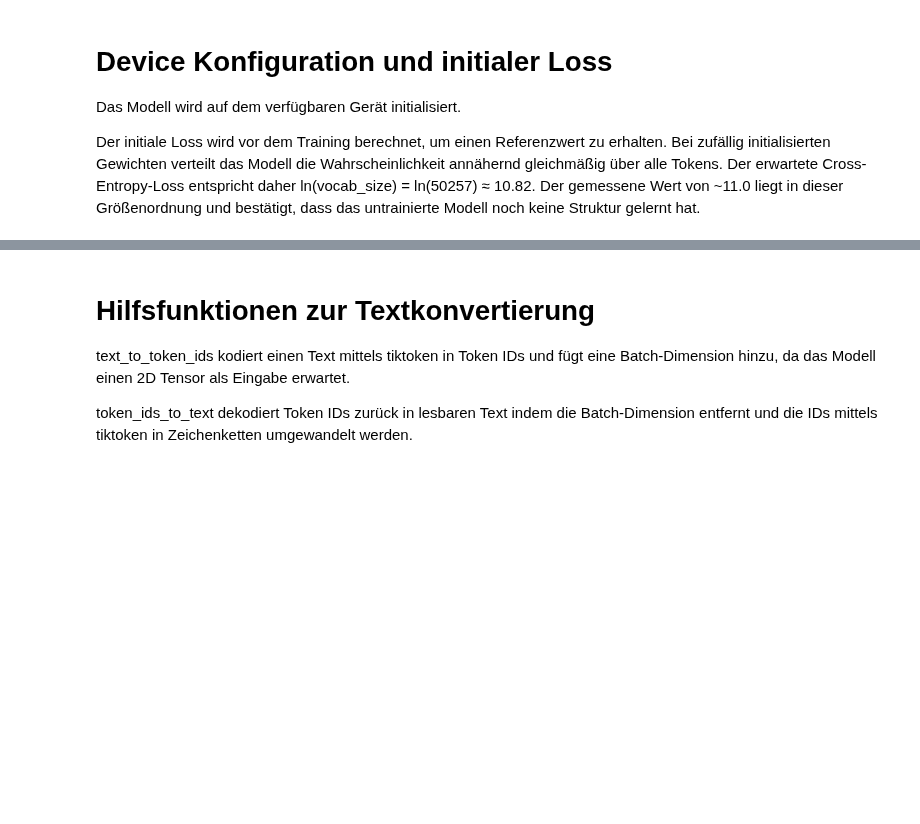
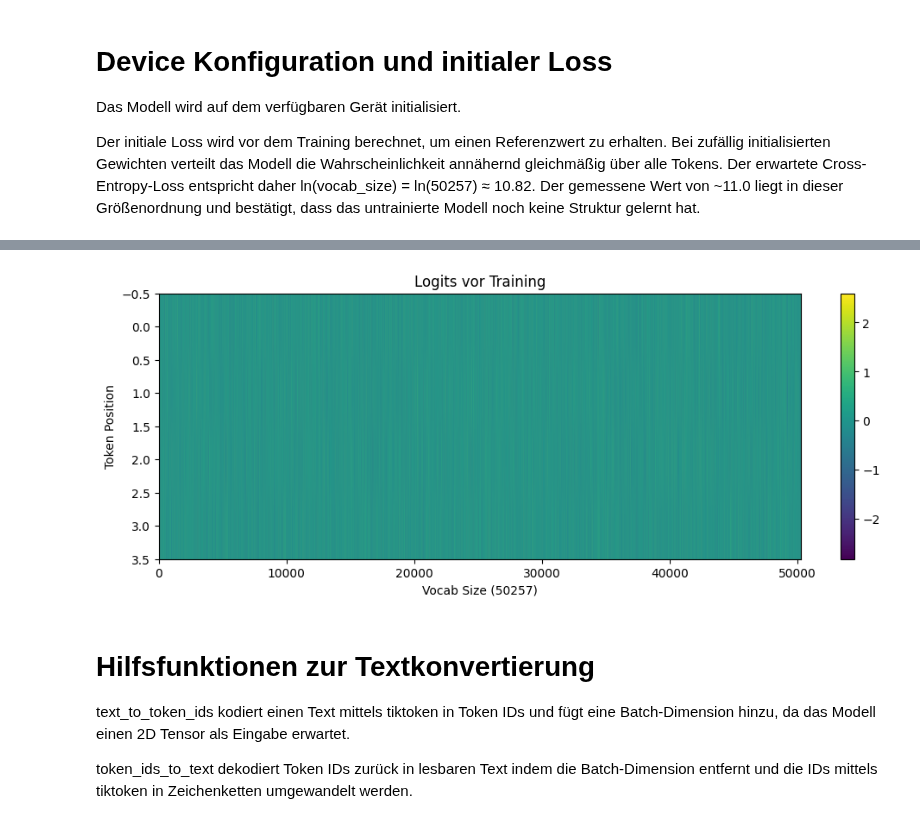
Before and after one commit to fhollaender/LLMs-from-scratch, a Jupyter notebook: Abgabe/lab5.ipynb, the cells around one changed output, grey strips where cells are left out. Cells and saved outputs as stored; diff of their text form; code cells hidden in the pictures; blank space fills up the shorter version.

```diff
--- a/Abgabe/lab5.ipynb
+++ b/Abgabe/lab5.ipynb
@@ -253,3 +261,21 @@ Validation loss: 10.992343107859293
+# %%
+encoded_tensor = torch.tensor(
+    tokenizer.encode("Recepie:")).unsqueeze(0).to(device)
+
+model.eval()
+with torch.no_grad():
+    output_vor = model(encoded_tensor)
+model.train()
+
+plt.figure(figsize=(12, 4))
+plt.imshow(output_vor[0].cpu().detach().numpy(), aspect='auto', cmap='viridis')
+plt.colorbar()
+plt.title("Logits vor Training")
+plt.xlabel("Vocab Size (50257)")
+plt.ylabel("Token Position")
+plt.show()
+# %% [output]
+[figure, added]
 # %% [markdown]
 # Hilfsfunktionen zur Textkonvertierung
 
```
Also changed, not shown: parts of 18 cells of this notebook.
